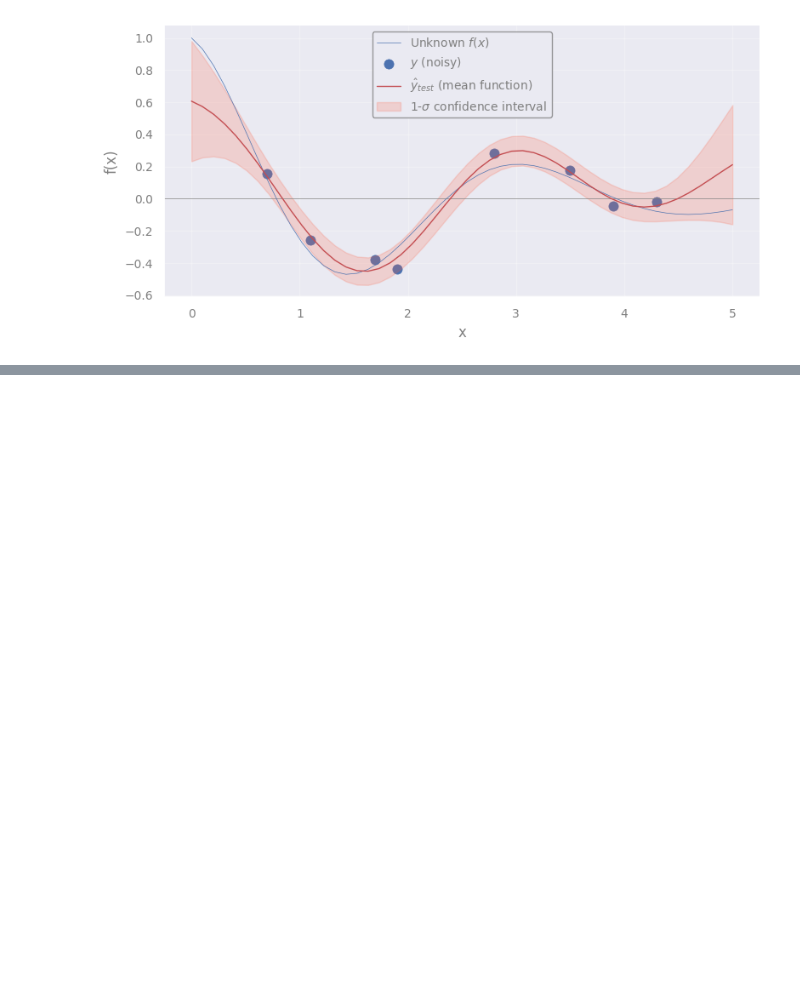
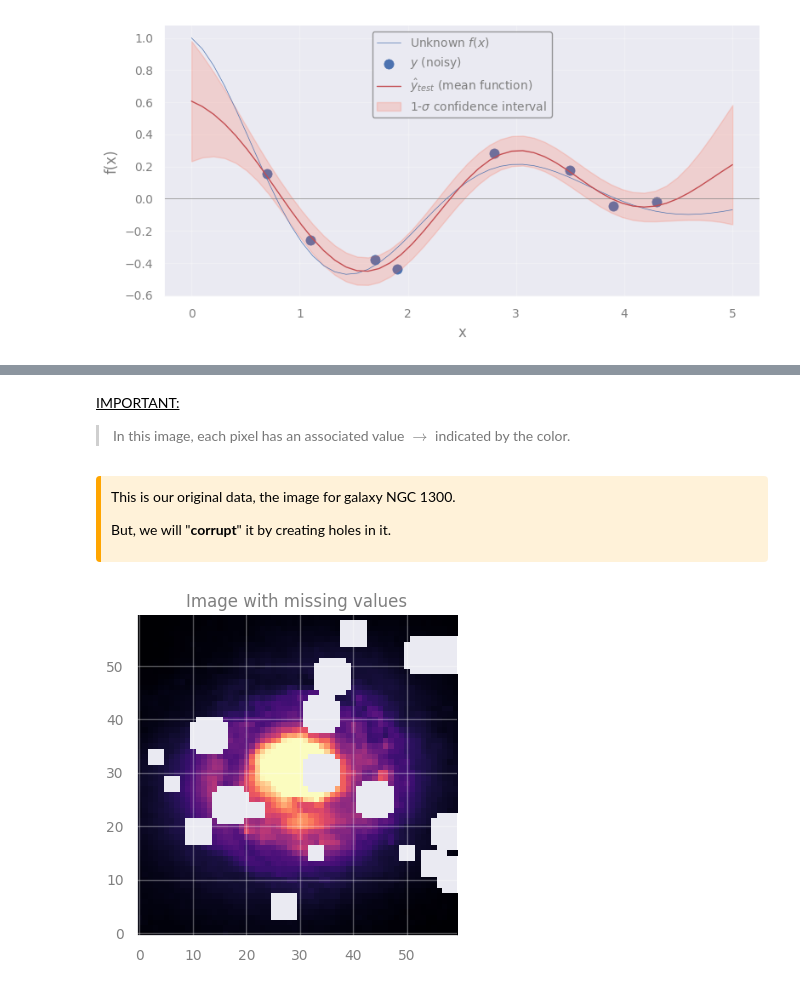
Before and after one commit to AstroStat-Academy/astrostat-school-7, a Jupyter notebook: Gaussian_Processes/Gaussian_Processes_answerkey.ipynb, the cells around one changed output, grey strips where cells are left out. Cells and saved outputs as stored; diff of their text form; code cells hidden in the pictures; blank space fills up the shorter version.

```diff
--- a/Gaussian_Processes/Gaussian_Processes_answerkey.ipynb
+++ b/Gaussian_Processes/Gaussian_Processes_answerkey.ipynb
@@ -732,0 +779,48 @@ plt.show()
+# %% [markdown]
+<u>IMPORTANT:</u><br>
+
+> In this image, each pixel has an associated value $\rightarrow$ indicated by the color.
+# %% [markdown]
+<div style="border-left: 5px solid #FFA500; background-color: rgba(255, 165, 0, 0.15); padding: 10px; border-radius: 4px; color: inherit;">
+
+This is our original data, the image for galaxy NGC 1300.
+
+But, we will "**corrupt**" it by creating holes in it.
+</div>
+# %%
+# Generate `n_holes` random circular gaps and set their values to np.nan
+rng = np.random.default_rng(seed=2)
+masked_data = data.copy()
+n_holes = 20
+
+rows, cols = data.shape
+for _ in range(n_holes):
+    x, y = rng.integers(0, cols), rng.integers(0, rows)
+    radius = rng.integers(2, 5) # we add holes of 2 to 5 pixels at random
+    y_grid, x_grid = np.ogrid[:rows, :cols]
+    mask = (x_grid - x) ** 2 + (y_grid - y) ** 2 < radius ** 2
+    masked_data[mask] = np.nan
+
+'''NOTE:
+    If we create too many holes (`n_holes`) or too large holes (`radius`),
+    we may not have enough data to properly fit the data.
+
+    You may experiment with these quantities and see the effect on the
+    final result.
+'''
+
+# > Figure
+fig, axes = plt.subplots(nrows=1, ncols=1)
+axes = [axes]
+
+# Apply ZScale interval for color scaling
+interval = ZScaleInterval()
+vmin, vmax = interval.get_limits(data)
+
+axes[0].set_title("Image with missing values", fontsize=12)
+axes[0].imshow(masked_data, cmap='magma', origin='lower', vmin=vmin, vmax=vmax)
+
+plt.tight_layout()
+plt.show()
+# %% [output]
+[figure, added]
```
Also changed, not shown: parts of 14 cells of this notebook.
